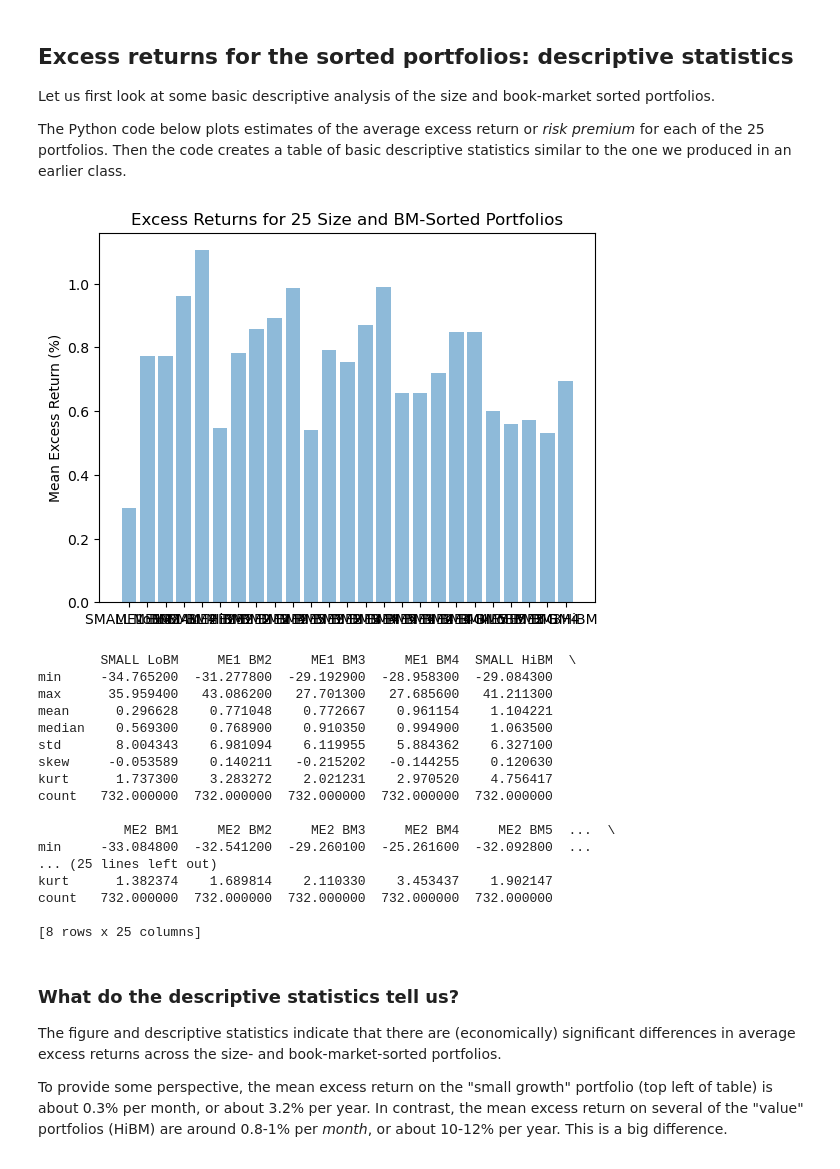
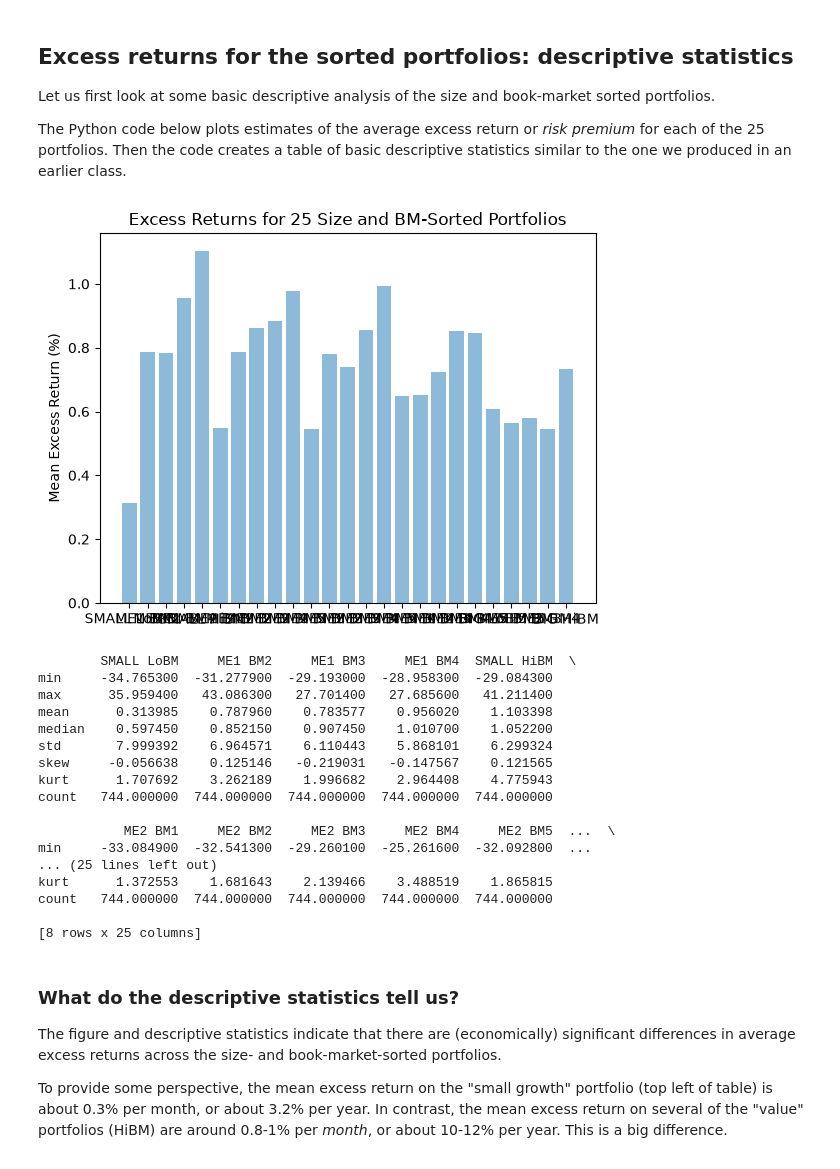
Before and after one commit to bradleypaye/fin4414, a Jupyter notebook: notebooks/CAPM_BivariateRegression.ipynb, the cells around one changed output. Cells and saved outputs as stored; diff of their text form; code cells hidden in the pictures.

```diff
--- a/notebooks/CAPM_BivariateRegression.ipynb
+++ b/notebooks/CAPM_BivariateRegression.ipynb
@@ -56,7 +56,7 @@ warnings.filterwarnings('ignore')
 
 #We will look at around 60 years of past monthly data for the sorted portfolios
 start = dt.datetime(1964, 1, 1)
-end = dt.datetime(2024, 12, 31)
+end = dt.datetime(2025, 12, 31)
 
 frenchsets = get_available_datasets()
 #print(frenchsets)
@@ -127,41 +127,41 @@ The Python code below plots estimates of the average excess return or *risk prem
 # %%
 #Here we use the df.sub() method to subtract the risk-free rate from all the returns. The axis="index" bit is important.
 ffexret = ffret.sub(ffmfactors['RF'],axis="index")
 ffexret.tail(5)
 
 mean_exret = ffexret.mean()
 #print("Asset means:")
 #print(mean_exret)
 
 y_pos = np.arange(len(mean_exret.index))
 
 plt.bar(y_pos, mean_exret, align='center', alpha=0.5)
 plt.xticks(y_pos, mean_exret.index)
 plt.ylabel('Mean Excess Return (%)')
 plt.title('Excess Returns for 25 Size and BM-Sorted Portfolios')
 
 plt.show()
 
 summarydf = ffexret.agg(['min','max','mean','median','std','skew','kurt','count'])
-summarydf.style.format('{0:,.3f}').set_caption("Summary Statistics for FF Monthly Size and BM-Sorted Portfolios, 1964-2024.")
+summarydf.style.format('{0:,.3f}').set_caption("Summary Statistics for FF Monthly Size and BM-Sorted Portfolios, 1964-2025.")
 print(summarydf)
 # %% [output]
-[figure, old version]
+[figure, new version]
         SMALL LoBM     ME1 BM2     ME1 BM3     ME1 BM4  SMALL HiBM  \
-min     -34.765200  -31.277800  -29.192900  -28.958300  -29.084300
-max      35.959400   43.086200   27.701300   27.685600   41.211300
-mean      0.296628    0.771048    0.772667    0.961154    1.104221
-median    0.569300    0.768900    0.910350    0.994900    1.063500
-std       8.004343    6.981094    6.119955    5.884362    6.327100
-skew     -0.053589    0.140211   -0.215202   -0.144255    0.120630
-kurt      1.737300    3.283272    2.021231    2.970520    4.756417
-count   732.000000  732.000000  732.000000  732.000000  732.000000
+min     -34.765300  -31.277900  -29.193000  -28.958300  -29.084300
+max      35.959400   43.086300   27.701400   27.685600   41.211400
+mean      0.313985    0.787960    0.783577    0.956020    1.103398
+median    0.597450    0.852150    0.907450    1.010700    1.052200
+std       7.999392    6.964571    6.110443    5.868101    6.299324
+skew     -0.056638    0.125146   -0.219031   -0.147567    0.121565
+kurt      1.707692    3.262189    1.996682    2.964408    4.775943
+count   744.000000  744.000000  744.000000  744.000000  744.000000
 
            ME2 BM1     ME2 BM2     ME2 BM3     ME2 BM4     ME2 BM5  ...  \
-min     -33.084800  -32.541200  -29.260100  -25.261600  -32.092800  ...
+min     -33.084900  -32.541300  -29.260100  -25.261600  -32.092800  ...
 ... (25 lines left out)
-kurt      1.382374    1.689814    2.110330    3.453437    1.902147
-count   732.000000  732.000000  732.000000  732.000000  732.000000
+kurt      1.372553    1.681643    2.139466    3.488519    1.865815
+count   744.000000  744.000000  744.000000  744.000000  744.000000
 
 [8 rows x 25 columns]
 # %% [markdown]
```
Also changed, not shown: parts of 10 cells of this notebook, 3 other files.
